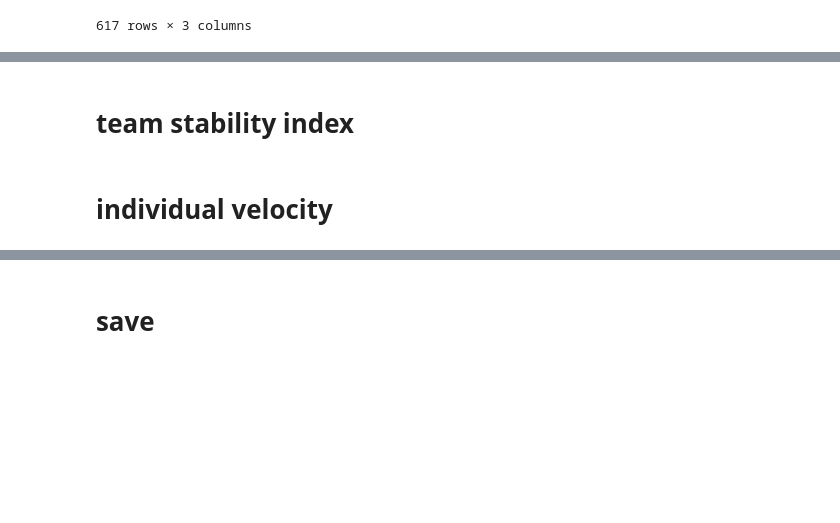
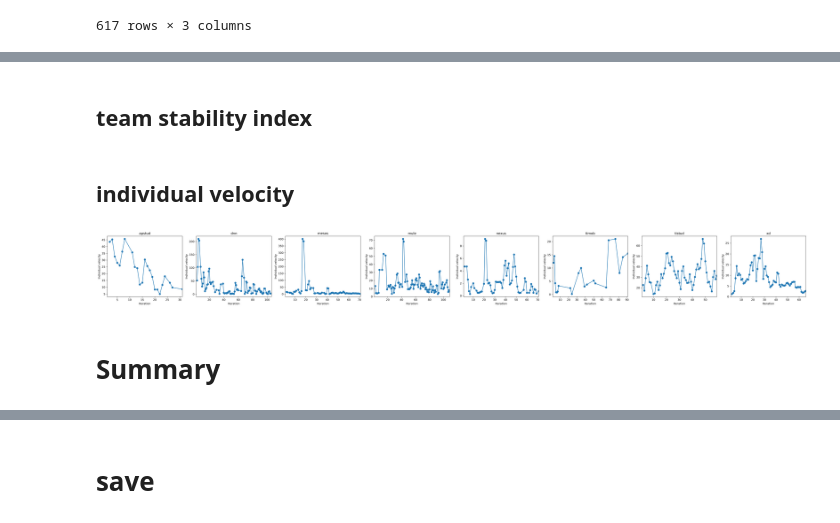
Before and after one commit to ezequielscott/SEAA2020-productivity, a Jupyter notebook: 1_metrics.ipynb, the cells around one changed output, grey strips where cells are left out. Saved outputs shown, nothing was run; the diff lists cells and outputs as text; code cells hidden in the pictures; blank space fills up the shorter version.

```diff
--- a/1_metrics.ipynb
+++ b/1_metrics.ipynb
@@ -539,0 +405,5 @@ metrics
+# %%
+metrics = metrics.merge(sprints, how='left', on=['project', 'sprint.name'])
+# %%
+metrics['sprint_length'] = metrics['sprint.endDate'] - metrics['sprint.startDate']
+metrics['sprint_length'] = metrics['sprint_length'].dt.days
@@ -662,11 +511,11 @@ metrics.groupby('project').describe().T
 # %%
+metrics = metrics.sort_values(['project', 'sprint.startDate'], ascending=True)
+
 l = []
+for p in metrics.project.unique():
+    size = len(metrics[metrics.project == p])
 
-for p in metrics.project.unique():
-    m = metrics[metrics.project == p]
-    print(p, len(m))
+    metrics.loc[metrics.project == p, 'sprint.nbr'] = range(1,size+1)
 
-    m['sprint.nbr'] = range(1,len(m)+1)
-    l.append(m)
-
-metrics = pd.concat(l, axis=0)
+# example
+# metrics[metrics["project"] == "apstud"][['sprint.name', 'sprint.nbr']]
@@ -705,7 +522,5 @@ metrics['sprint_length'] = metrics['sprint_length'].dt.days
-# %%
-metrics['velocity_increase'] = metrics['velocity_increase'] * 100
 # %% [markdown]
-# team stability index
+## team stability index
 # %%
 for p in metrics['project'].unique():
     d = metrics[metrics['project'] == p]
@@ -716,6 +531,32 @@ for p in metrics['project'].unique():
 # %%
 metrics['TSI_inv'] = 1 / metrics['TSI']
 # %% [markdown]
-# individual velocity
+## individual velocity
 # %%
 metrics['individual_velocity'] = metrics['velocity'] / metrics['current_devs_abs']
+# %%
+import matplotlib.pyplot as plt
+
+fig = plt.figure(figsize=(36,4), dpi=300)
+
+dfx = metrics.pivot_table(index='sprint.nbr', columns='project', values='individual_velocity')
+
+#df = df[df['individual_velocity'] < 300]
+
+i=0
+for p in dfx.columns:
+    i = i + 1
+    ax = fig.add_subplot(1, 8, i)
+
+    dfx.loc[:, p].dropna().rolling(2).mean().plot(style='-o', label='mean', ax=ax)
+
+    ax.set_xlabel('Iteration')
+    ax.set_ylabel('Individual velocity')
+
+    ax.set_title(p)
+
+plt.tight_layout()
+# %% [output]
+[figure, added]
+# %% [markdown]
+# Summary
```
Also changed, not shown: parts of 125 cells of this notebook, 10 other files.
